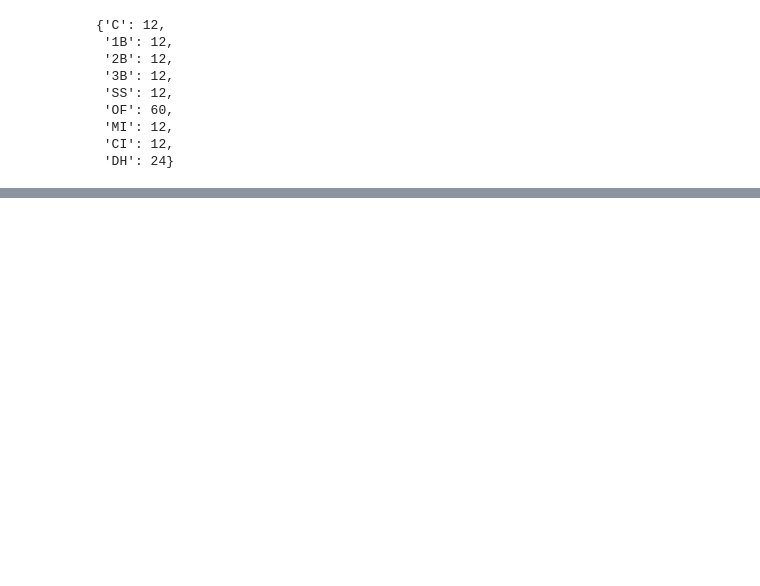
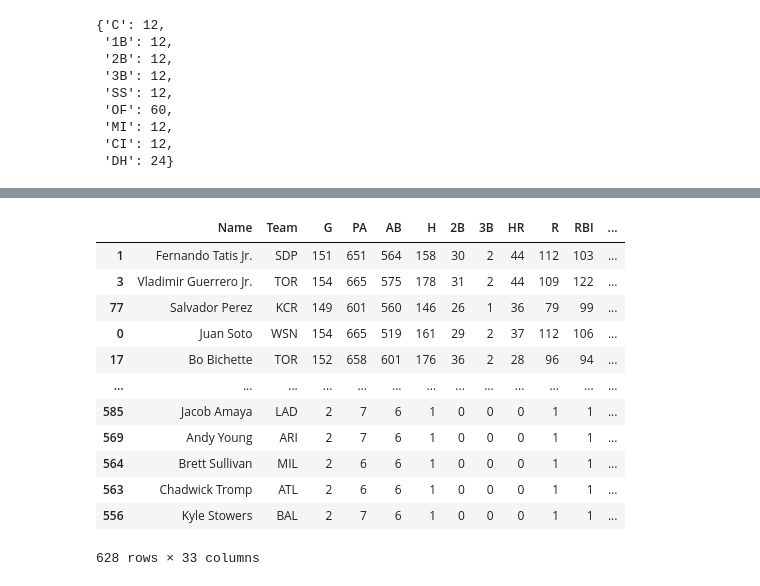
Before and after one commit to haueter19/baseball, a Jupyter notebook: Fantasy Work.ipynb, the cells around one changed output, grey strips where cells are left out. Saved outputs shown, nothing was run; the diff lists cells and outputs as text; code cells hidden in the pictures; blank space fills up the shorter version.

```diff
--- a/Fantasy Work.ipynb
+++ b/Fantasy Work.ipynb
@@ -160,0 +222,16 @@ h[h['Used']==True].shape
+# %%
+h.sort_values('z', ascending=False)
+# %% [output]
+|  | Name | Team | G | PA | AB | H | 2B | 3B | HR | R | RBI | ... |
+| 1 | Fernando Tatis Jr. | SDP | 151 | 651 | 564 | 158 | 30 | 2 | 44 | 112 | 103 | ... |
+| 3 | Vladimir Guerrero Jr. | TOR | 154 | 665 | 575 | 178 | 31 | 2 | 44 | 109 | 122 | ... |
+| 77 | Salvador Perez | KCR | 149 | 601 | 560 | 146 | 26 | 1 | 36 | 79 | 99 | ... |
+| 0 | Juan Soto | WSN | 154 | 665 | 519 | 161 | 29 | 2 | 37 | 112 | 106 | ... |
+| 17 | Bo Bichette | TOR | 152 | 658 | 601 | 176 | 36 | 2 | 28 | 96 | 94 | ... |
+| ... | ... | ... | ... | ... | ... | ... | ... | ... | ... | ... | ... | ... |
+| 585 | Jacob Amaya | LAD | 2 | 7 | 6 | 1 | 0 | 0 | 0 | 1 | 1 | ... |
+| 569 | Andy Young | ARI | 2 | 7 | 6 | 1 | 0 | 0 | 0 | 1 | 1 | ... |
+| 564 | Brett Sullivan | MIL | 2 | 6 | 6 | 1 | 0 | 0 | 0 | 1 | 1 | ... |
+| 563 | Chadwick Tromp | ATL | 2 | 6 | 6 | 1 | 0 | 0 | 0 | 1 | 1 | ... |
+| 556 | Kyle Stowers | BAL | 2 | 7 | 6 | 1 | 0 | 0 | 0 | 1 | 1 | ... |
+628 rows × 33 columns
```
Also changed, not shown: parts of 17 cells of this notebook.
